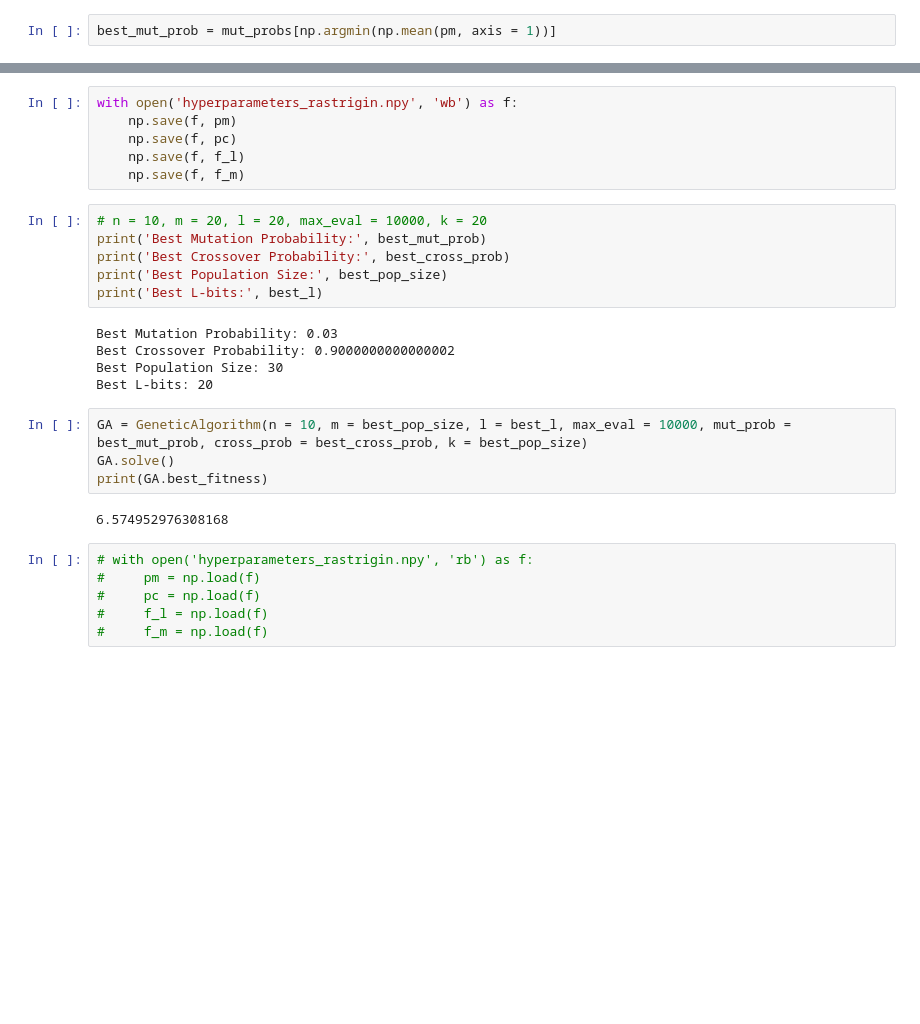
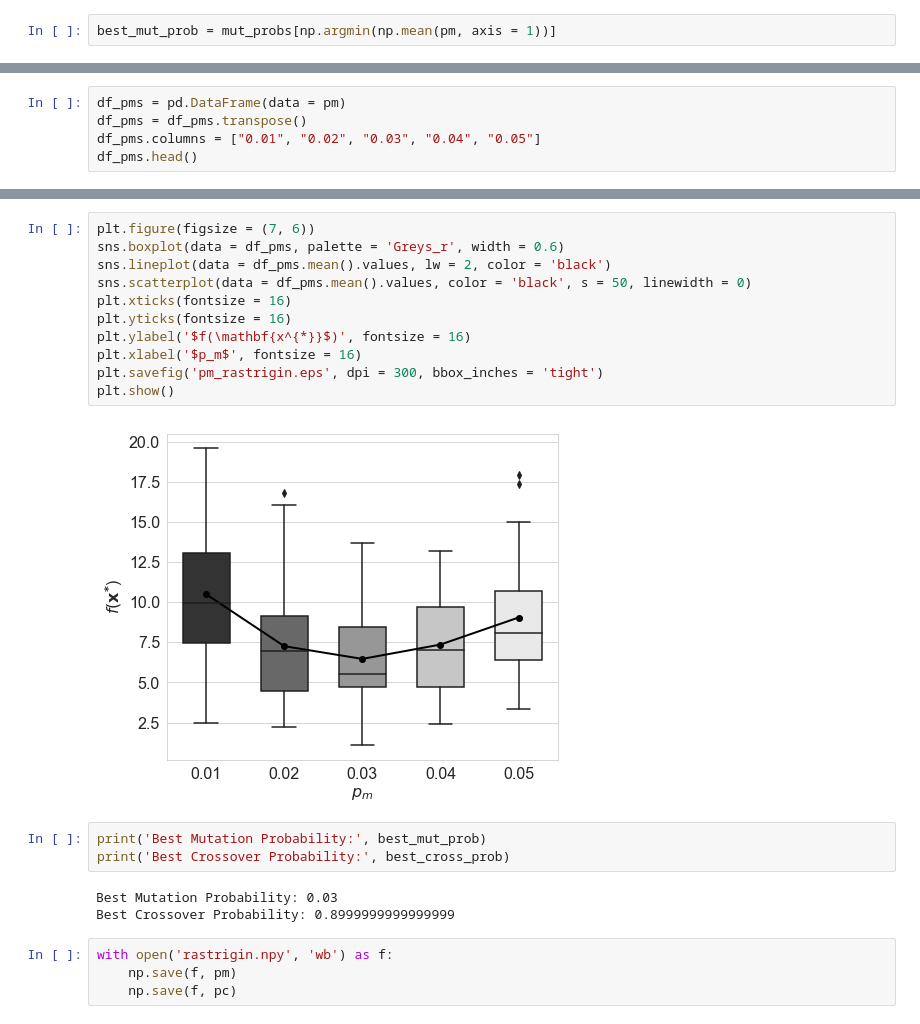
Before and after one commit to pedbrgs/Evolutionary-Computation, a Jupyter notebook: Project 1/Rastrigin Analysis.ipynb, the cells around one changed output, grey strips where cells are left out. Drawn from its saved outputs; the diff is of its cells as text; blank space fills up the shorter version.

```diff
--- a/Project 1/Rastrigin Analysis.ipynb
+++ b/Project 1/Rastrigin Analysis.ipynb
@@ -121,0 +66,5 @@ best_pop_size = ms[np.argmin(np.mean(f_m, axis = 1))]
+# %%
+df_pms = pd.DataFrame(data = pm)
+df_pms = df_pms.transpose()
+df_pms.columns = ["0.01", "0.02", "0.03", "0.04", "0.05"]
+df_pms.head()
@@ -122,29 +78,23 @@ best_pop_size = ms[np.argmin(np.mean(f_m, axis = 1))]
+# %%
+plt.figure(figsize = (7, 6))
+sns.boxplot(data = df_pms, palette = 'Greys_r', width = 0.6)
+sns.lineplot(data = df_pms.mean().values, lw = 2, color = 'black')
+sns.scatterplot(data = df_pms.mean().values, color = 'black', s = 50, linewidth = 0)
+plt.xticks(fontsize = 16)
+plt.yticks(fontsize = 16)
+plt.ylabel('$f(\mathbf{x^{*}}$)', fontsize = 16)
+plt.xlabel('$p_m$', fontsize = 16)
+plt.savefig('pm_rastrigin.eps', dpi = 300, bbox_inches = 'tight')
+plt.show()
+# %% [output]
+[figure, added]
+# %%
+print('Best Mutation Probability:', best_mut_prob)
+print('Best Crossover Probability:', best_cross_prob)
+# %% [output]
+Best Mutation Probability: 0.03
+Best Crossover Probability: 0.8999999999999999
 # %%
-with open('hyperparameters_rastrigin.npy', 'wb') as f:
+with open('rastrigin.npy', 'wb') as f:
     np.save(f, pm)
     np.save(f, pc)
-    np.save(f, f_l)
-    np.save(f, f_m)
-# %%
-# n = 10, m = 20, l = 20, max_eval = 10000, k = 20
-print('Best Mutation Probability:', best_mut_prob)
-print('Best Crossover Probability:', best_cross_prob)
-print('Best Population Size:', best_pop_size)
-print('Best L-bits:', best_l)
-# %% [output]
-Best Mutation Probability: 0.03
-Best Crossover Probability: 0.9000000000000002
-Best Population Size: 30
-Best L-bits: 20
-# %%
-GA = GeneticAlgorithm(n = 10, m = best_pop_size, l = best_l, max_eval = 10000, mut_prob = best_mut_prob, cross_prob = best_cross_prob, k = best_pop_size)
-GA.solve()
-print(GA.best_fitness)
-# %% [output]
-6.574952976308168
-# %%
-# with open('hyperparameters_rastrigin.npy', 'rb') as f:
-#     pm = np.load(f)
-#     pc = np.load(f)
-#     f_l = np.load(f)
-#     f_m = np.load(f)
```
Also changed, not shown: parts of 16 cells of this notebook, 7 other files.
